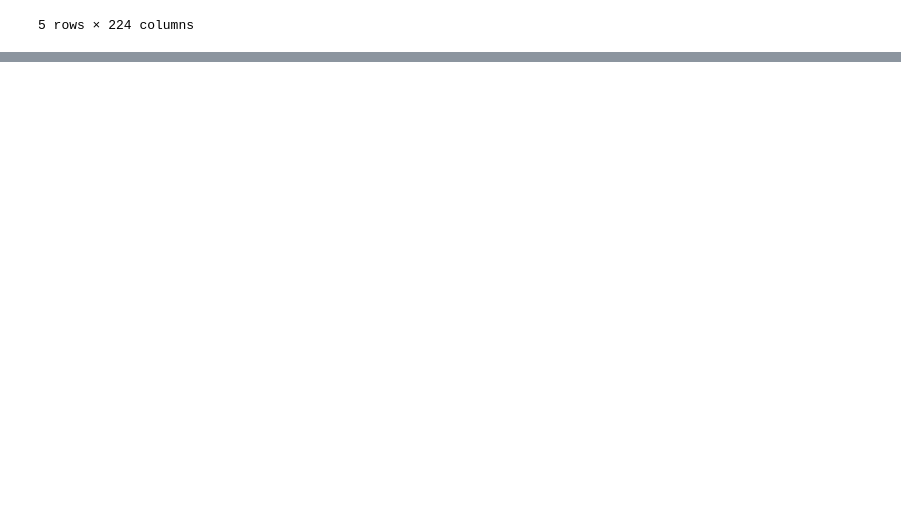
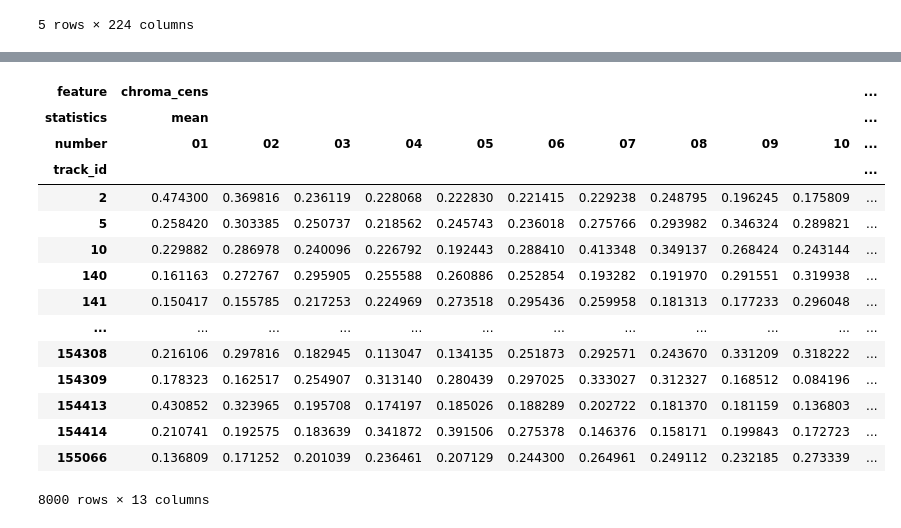
Before and after one commit to nhstaple/ecs-171-music-genre-classifier, a Jupyter notebook: DataManagement/dataCheck.ipynb, the cells around one changed output, grey strips where cells are left out. Cells and saved outputs as stored; diff of their text form; code cells hidden in the pictures; blank space fills up the shorter version.

```diff
--- a/DataManagement/dataCheck.ipynb
+++ b/DataManagement/dataCheck.ipynb
@@ -228,0 +257,33 @@ echonest.iloc[:, echonest.columns.get_level_values(1) == 'temporal_features'].he
+# %%
+#get chroma mean features for small subset only
+cmean = cmean[cmean.index.isin(small.index)]
+cmean_df = cmean.copy()
+cmean_df
+
+
+
+#get info for small subset
+tracks_small = tracks[tracks.index.isin(small.index)]
+tracks_sdf = tracks_small.copy()
+tsdf = tracks_sdf['track']
+
+#adding genre to dataframe
+cmean_df['genre'] = tsdf['genre_top']
+cmean_df
+# %% [output]
+| feature | chroma_cens |  |  |  |  |  |  |  |  |  | ... |
+| statistics | mean |  |  |  |  |  |  |  |  |  | ... |
+| number | 01 | 02 | 03 | 04 | 05 | 06 | 07 | 08 | 09 | 10 | ... |
+| track_id |  |  |  |  |  |  |  |  |  |  | ... |
+| 2 | 0.474300 | 0.369816 | 0.236119 | 0.228068 | 0.222830 | 0.221415 | 0.229238 | 0.248795 | 0.196245 | 0.175809 | ... |
+| 5 | 0.258420 | 0.303385 | 0.250737 | 0.218562 | 0.245743 | 0.236018 | 0.275766 | 0.293982 | 0.346324 | 0.289821 | ... |
+| 10 | 0.229882 | 0.286978 | 0.240096 | 0.226792 | 0.192443 | 0.288410 | 0.413348 | 0.349137 | 0.268424 | 0.243144 | ... |
+| 140 | 0.161163 | 0.272767 | 0.295905 | 0.255588 | 0.260886 | 0.252854 | 0.193282 | 0.191970 | 0.291551 | 0.319938 | ... |
+| 141 | 0.150417 | 0.155785 | 0.217253 | 0.224969 | 0.273518 | 0.295436 | 0.259958 | 0.181313 | 0.177233 | 0.296048 | ... |
+| ... | ... | ... | ... | ... | ... | ... | ... | ... | ... | ... | ... |
+| 154308 | 0.216106 | 0.297816 | 0.182945 | 0.113047 | 0.134135 | 0.251873 | 0.292571 | 0.243670 | 0.331209 | 0.318222 | ... |
+| 154309 | 0.178323 | 0.162517 | 0.254907 | 0.313140 | 0.280439 | 0.297025 | 0.333027 | 0.312327 | 0.168512 | 0.084196 | ... |
+| 154413 | 0.430852 | 0.323965 | 0.195708 | 0.174197 | 0.185026 | 0.188289 | 0.202722 | 0.181370 | 0.181159 | 0.136803 | ... |
+| 154414 | 0.210741 | 0.192575 | 0.183639 | 0.341872 | 0.391506 | 0.275378 | 0.146376 | 0.158171 | 0.199843 | 0.172723 | ... |
+| 155066 | 0.136809 | 0.171252 | 0.201039 | 0.236461 | 0.207129 | 0.244300 | 0.264961 | 0.249112 | 0.232185 | 0.273339 | ... |
+8000 rows × 13 columns
```
Also changed, not shown: parts of 10 cells of this notebook.
